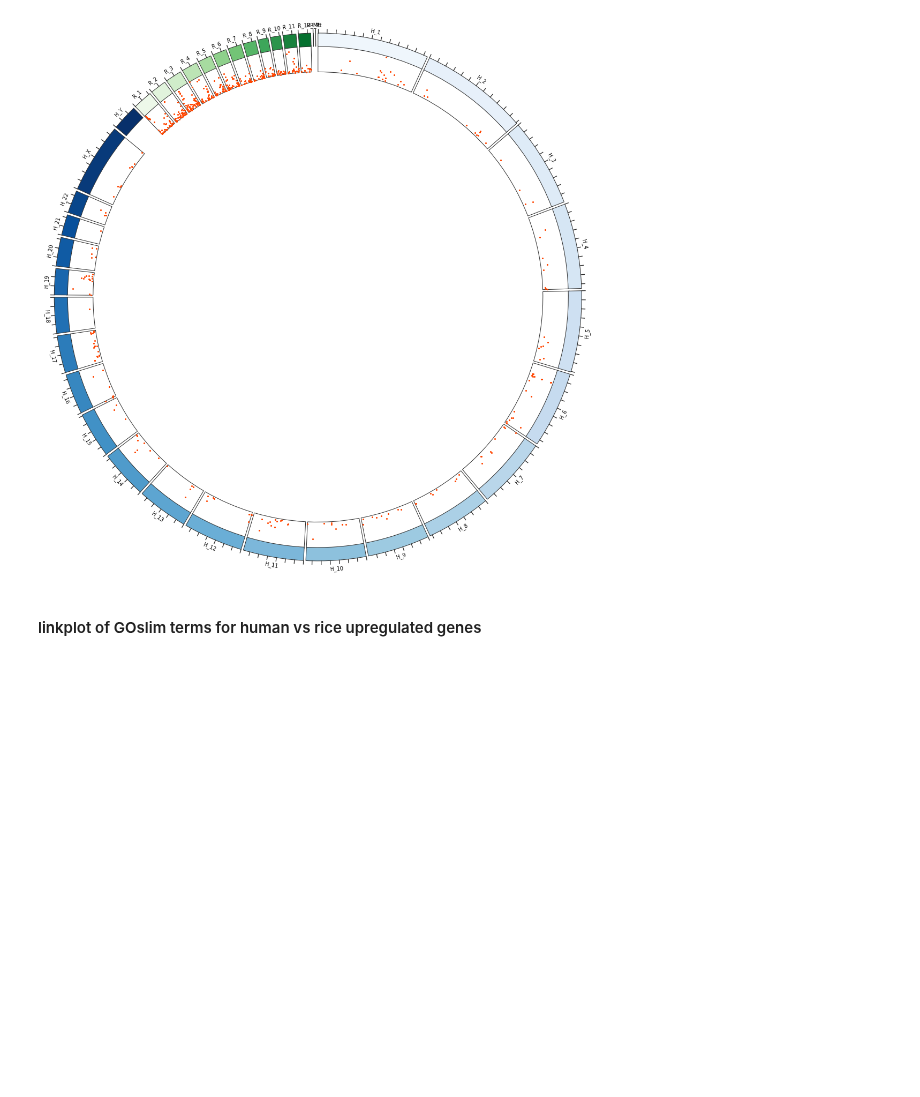
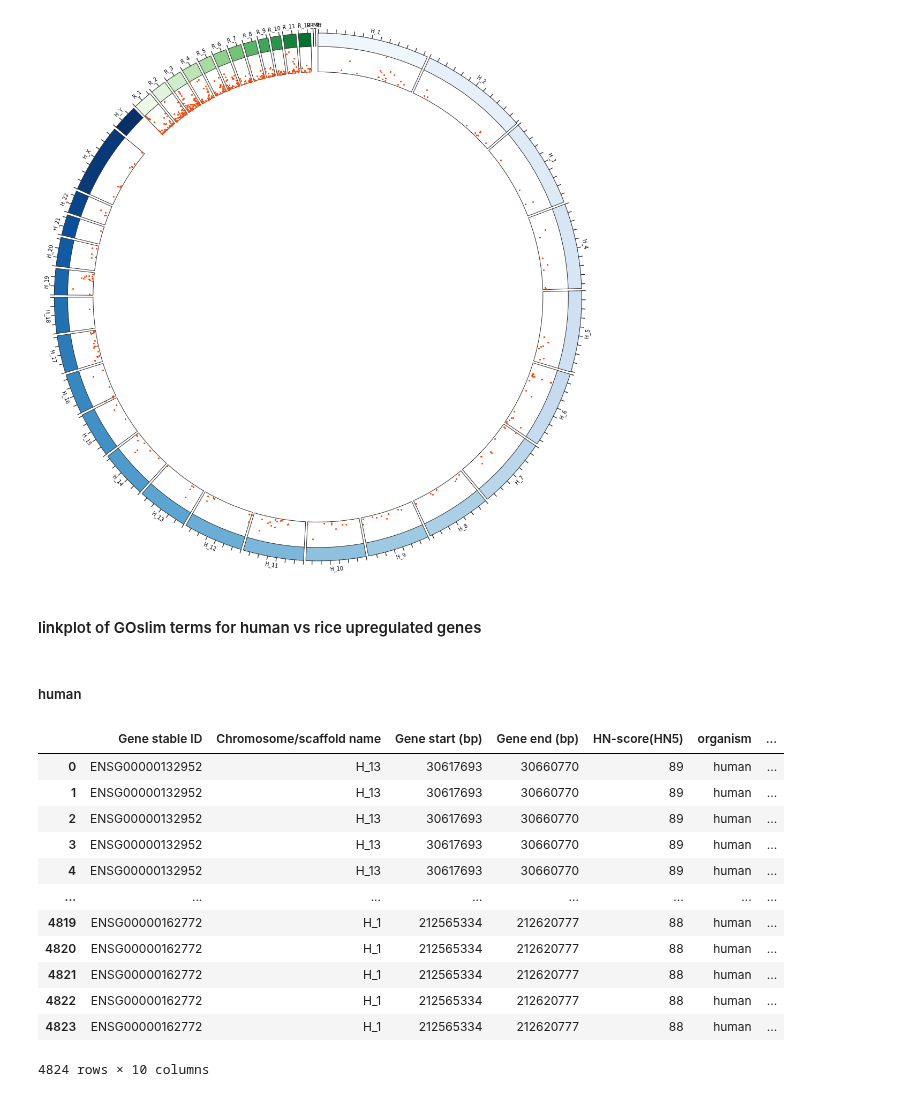
Before and after one commit to yonezawa-sora/pycircos_comaparative_species, a Jupyter notebook: circos_plot_go/circos_human_vs_rice_up.ipynb, the cells around one changed output. Saved outputs shown, nothing was run; the diff lists cells and outputs as text; code cells hidden in the pictures; blank space fills up the shorter version.

```diff
--- a/circos_plot_go/circos_human_vs_rice_up.ipynb
+++ b/circos_plot_go/circos_human_vs_rice_up.ipynb
@@ -191,3 +192,52 @@ circle.figure
 [figure]
 # %% [markdown]
 #### linkplot of GOslim terms for human vs rice upregulated genes
+# %% [markdown]
+##### human
+# %%
+# Prepare the extract up genes data from GOslim file
+
+# organism = "human"
+# Using df_h_score_subset for extract up genes data from GOslim file
+
+df_h_goslim = pd.read_csv("../data/human/biomart_human_goslim_R110.tsv", sep='\t')
+df_h_goslim['Chromosome/scaffold name'] = 'H_' + df_h_goslim['Chromosome/scaffold name'].astype(str)
+
+
+extract_df_h_goslim = pd.merge(
+    df_h_score_subset, df_h_goslim,
+    left_on=['Gene stable ID', 'Chromosome/scaffold name'],
+    right_on=['Gene stable ID', 'Chromosome/scaffold name'],
+    how='inner'
+)
+
+# Extract genes with no annotations
+extract_df_h_goslim_with_indicator = pd.merge(
+    df_h_score_subset, df_h_goslim,
+    left_on=['Gene stable ID', 'Chromosome/scaffold name'],
+    right_on=['Gene stable ID', 'Chromosome/scaffold name'],
+    how='left',
+    indicator=True # add indicator column to show the difference
+)
+
+# extract_df_h_goslim_with_indicator
+left_only_rows = extract_df_h_goslim_with_indicator[extract_df_h_goslim_with_indicator['_merge'] == 'left_only']
+
+# left_only_rows
+left_only_rows.to_csv("../data/human/left_only_rows.tsv", sep='\t', index=False)
+extract_df_h_goslim.to_csv("../data/human/human_df_h_goslim_up.tsv", sep='\t', index=False)
+extract_df_h_goslim
+# %% [output]
+|  | Gene stable ID | Chromosome/scaffold name | Gene start (bp) | Gene end (bp) | HN-score(HN5) | organism | ... |
+| 0 | ENSG00000132952 | H_13 | 30617693 | 30660770 | 89 | human | ... |
+| 1 | ENSG00000132952 | H_13 | 30617693 | 30660770 | 89 | human | ... |
+| 2 | ENSG00000132952 | H_13 | 30617693 | 30660770 | 89 | human | ... |
+| 3 | ENSG00000132952 | H_13 | 30617693 | 30660770 | 89 | human | ... |
+| 4 | ENSG00000132952 | H_13 | 30617693 | 30660770 | 89 | human | ... |
+| ... | ... | ... | ... | ... | ... | ... | ... |
+| 4819 | ENSG00000162772 | H_1 | 212565334 | 212620777 | 88 | human | ... |
+| 4820 | ENSG00000162772 | H_1 | 212565334 | 212620777 | 88 | human | ... |
+| 4821 | ENSG00000162772 | H_1 | 212565334 | 212620777 | 88 | human | ... |
+| 4822 | ENSG00000162772 | H_1 | 212565334 | 212620777 | 88 | human | ... |
+| 4823 | ENSG00000162772 | H_1 | 212565334 | 212620777 | 88 | human | ... |
+4824 rows × 10 columns
```
Also changed, not shown: parts of 10 cells of this notebook, 1 other file.
